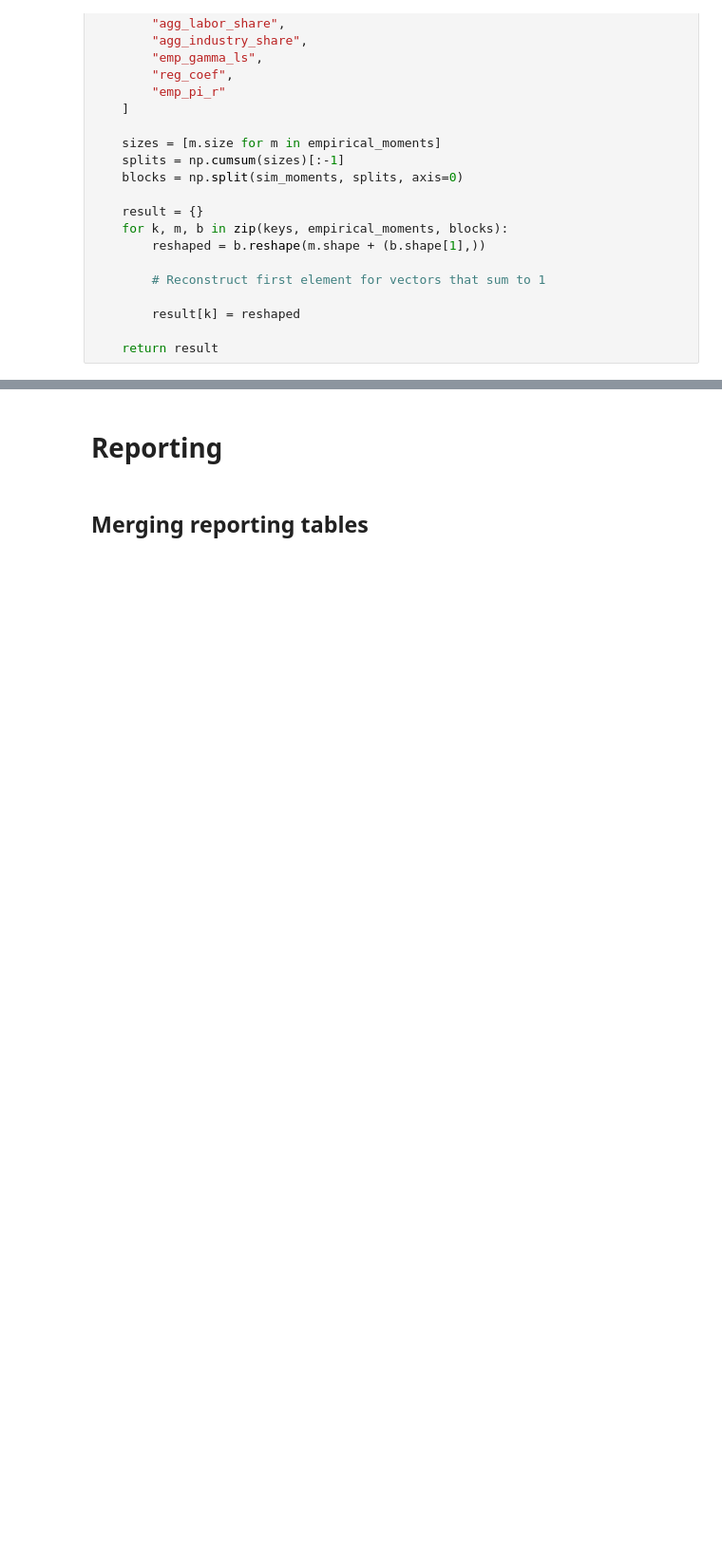
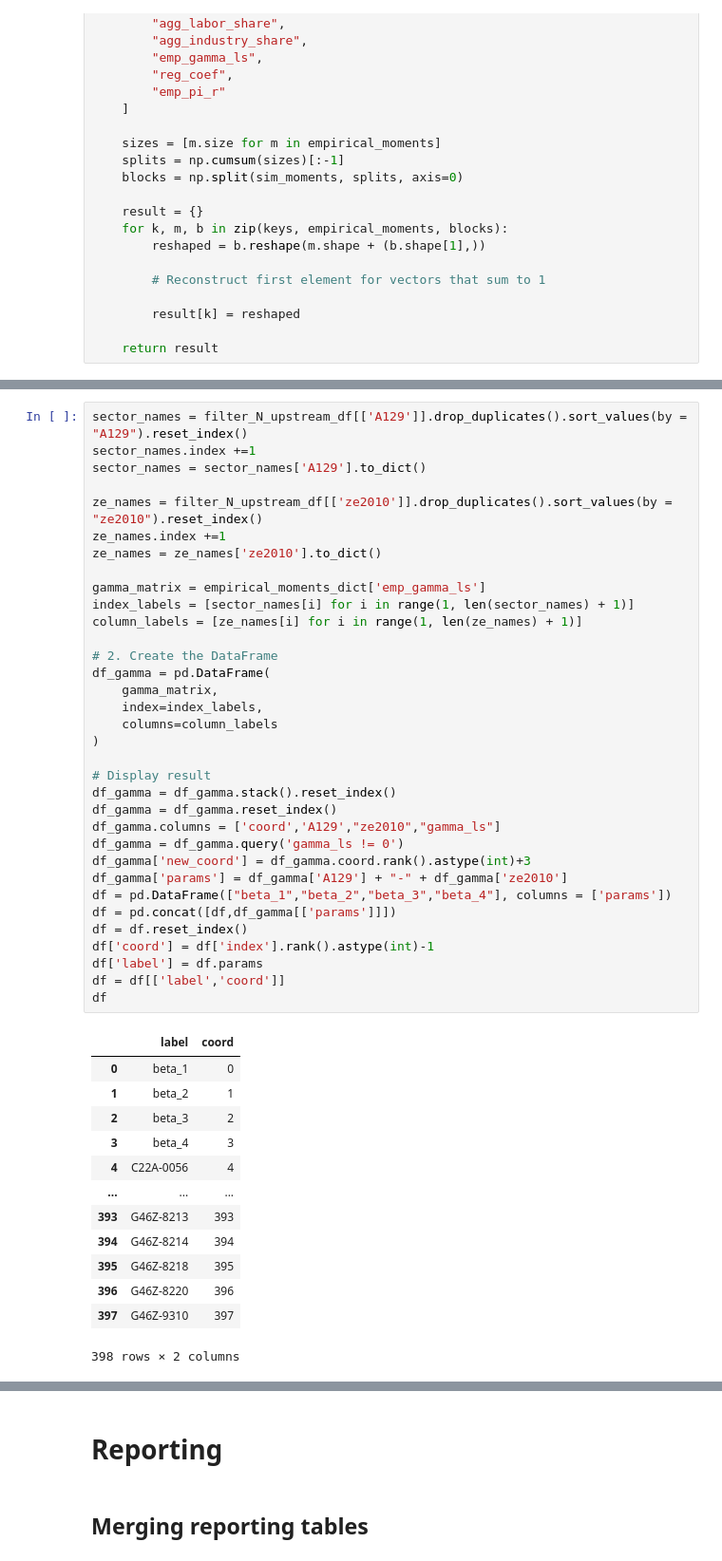
Before and after one commit to SwannChelly/SMM_Spatial_Comovement, a Jupyter notebook: analysis.ipynb, the cells around one changed output, grey strips where cells are left out. Shown at 95% size. Saved outputs shown, nothing was run; the diff lists cells and outputs as text; blank space fills up the shorter version.

```diff
--- a/analysis.ipynb
+++ b/analysis.ipynb
@@ -525,0 +534,48 @@ def unpack_simulated_moments(sim_moments, empirical_moments):
+# %%
+sector_names = filter_N_upstream_df[['A129']].drop_duplicates().sort_values(by = "A129").reset_index()
+sector_names.index +=1
+sector_names = sector_names['A129'].to_dict()
+
+ze_names = filter_N_upstream_df[['ze2010']].drop_duplicates().sort_values(by = "ze2010").reset_index()
+ze_names.index +=1
+ze_names = ze_names['ze2010'].to_dict()
+
+gamma_matrix = empirical_moments_dict['emp_gamma_ls']
+index_labels = [sector_names[i] for i in range(1, len(sector_names) + 1)]
+column_labels = [ze_names[i] for i in range(1, len(ze_names) + 1)]
+
+# 2. Create the DataFrame
+df_gamma = pd.DataFrame(
+    gamma_matrix,
+    index=index_labels,
+    columns=column_labels
+)
+
+# Display result
+df_gamma = df_gamma.stack().reset_index()
+df_gamma = df_gamma.reset_index()
+df_gamma.columns = ['coord','A129',"ze2010","gamma_ls"]
+df_gamma = df_gamma.query('gamma_ls != 0')
+df_gamma['new_coord'] = df_gamma.coord.rank().astype(int)+3
+df_gamma['params'] = df_gamma['A129'] + "-" + df_gamma['ze2010']
+df = pd.DataFrame(["beta_1","beta_2","beta_3","beta_4"], columns = ['params'])
+df = pd.concat([df,df_gamma[['params']]])
+df = df.reset_index()
+df['coord'] = df['index'].rank().astype(int)-1
+df['label'] = df.params
+df = df[['label','coord']]
+df
+# %% [output]
+|  | label | coord |
+| 0 | beta_1 | 0 |
+| 1 | beta_2 | 1 |
+| 2 | beta_3 | 2 |
+| 3 | beta_4 | 3 |
+| 4 | C22A-0056 | 4 |
+| ... | ... | ... |
+| 393 | G46Z-8213 | 393 |
+| 394 | G46Z-8214 | 394 |
+| 395 | G46Z-8218 | 395 |
+| 396 | G46Z-8220 | 396 |
+| 397 | G46Z-9310 | 397 |
+398 rows × 2 columns
```
Also changed, not shown: parts of 8 cells of this notebook, 2 other files.
